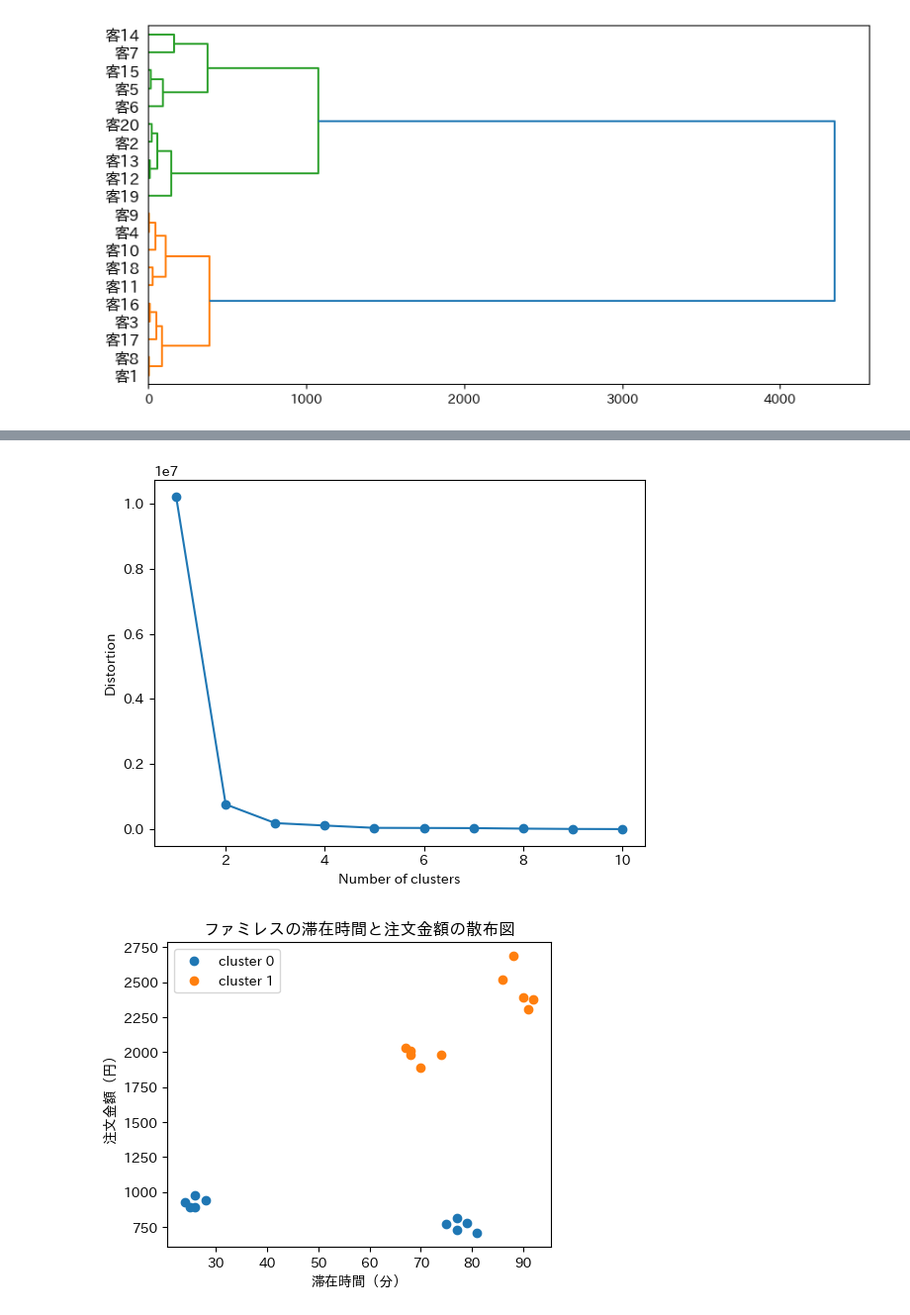
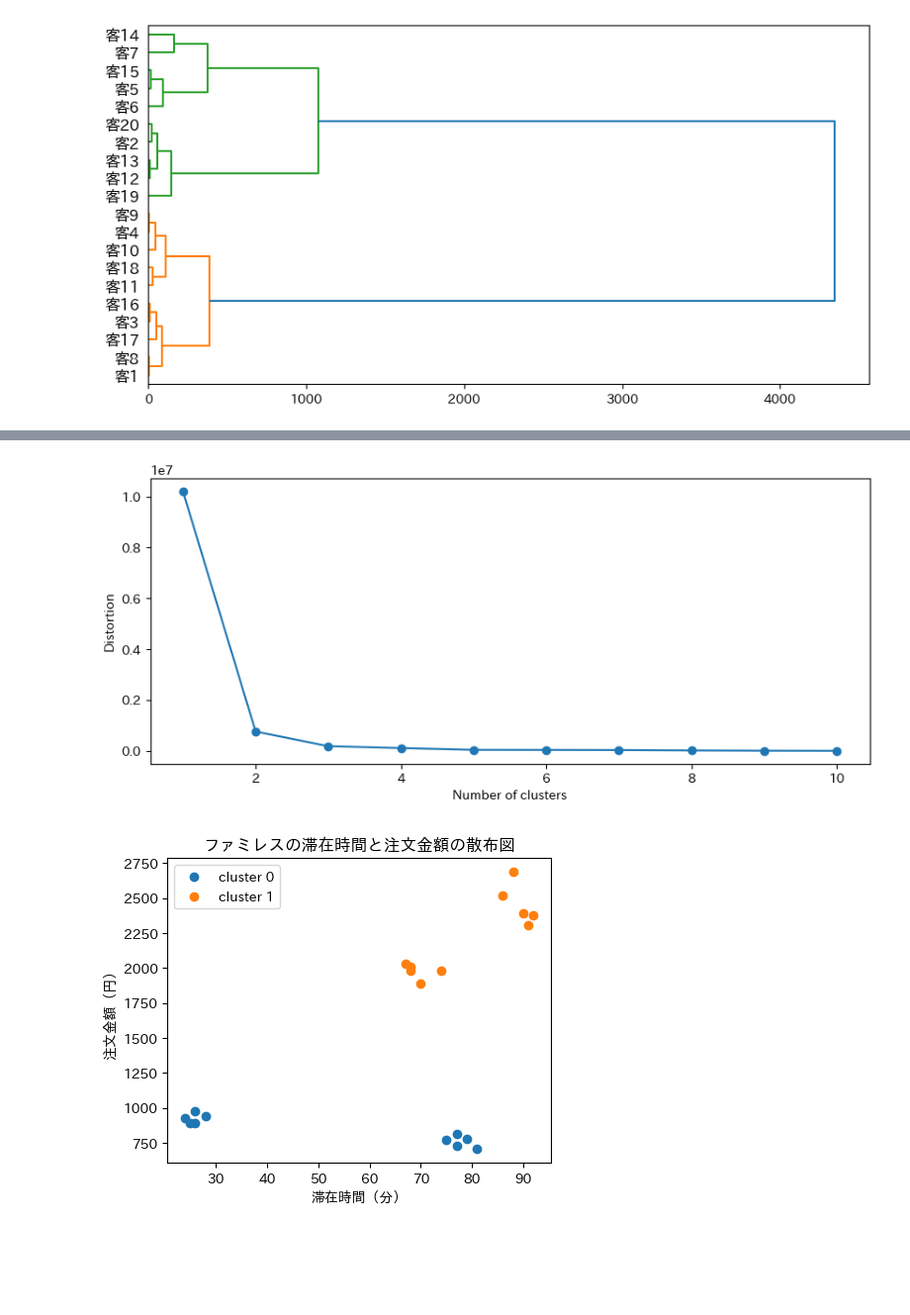
Before and after one commit to KHiraGit/sudspg_ds, a Jupyter notebook: AI08_EDA.ipynb, the cells around one changed output, grey strips where cells are left out. Shown at 99% size. Saved outputs shown, nothing was run; the diff lists cells and outputs as text; code cells hidden in the pictures; blank space fills up the shorter version.

```diff
--- a/AI08_EDA.ipynb
+++ b/AI08_EDA.ipynb
@@ -51,18 +92,18 @@ ax = hierarchy.dendrogram(Z=linkage, orientation='right', labels=famires_df['ID'
 # %%
 distortions = []
 
 for i  in range(1,11):
     km = KMeans(n_clusters=i, n_init='auto', max_iter=30, random_state=0)
     km.fit(famires_df.drop(columns=['ID', '支払方法']))
     distortions.append(km.inertia_)
 
-# plt.figure(figsize=(10,4))
+plt.figure(figsize=(10,4))
 plt.plot(range(1,11),distortions,marker='o')
 plt.xlabel('Number of clusters')
 plt.ylabel('Distortion')
 plt.show()
 # %% [output]
-[figure, old version]
+[figure, new version]
 # %%
 # kmeans法を実行
 for k in [2,3,4]:
```
Also changed, not shown: parts of 6 cells of this notebook.
